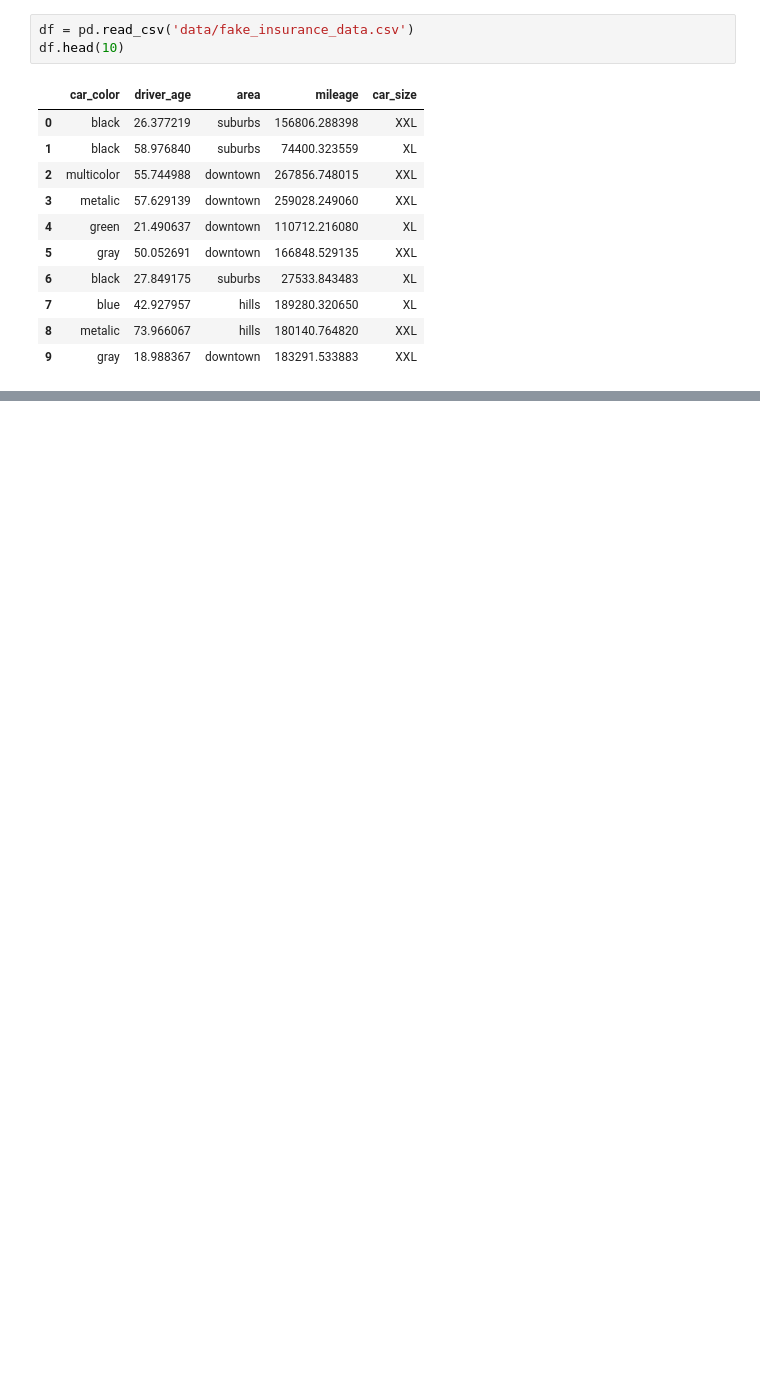
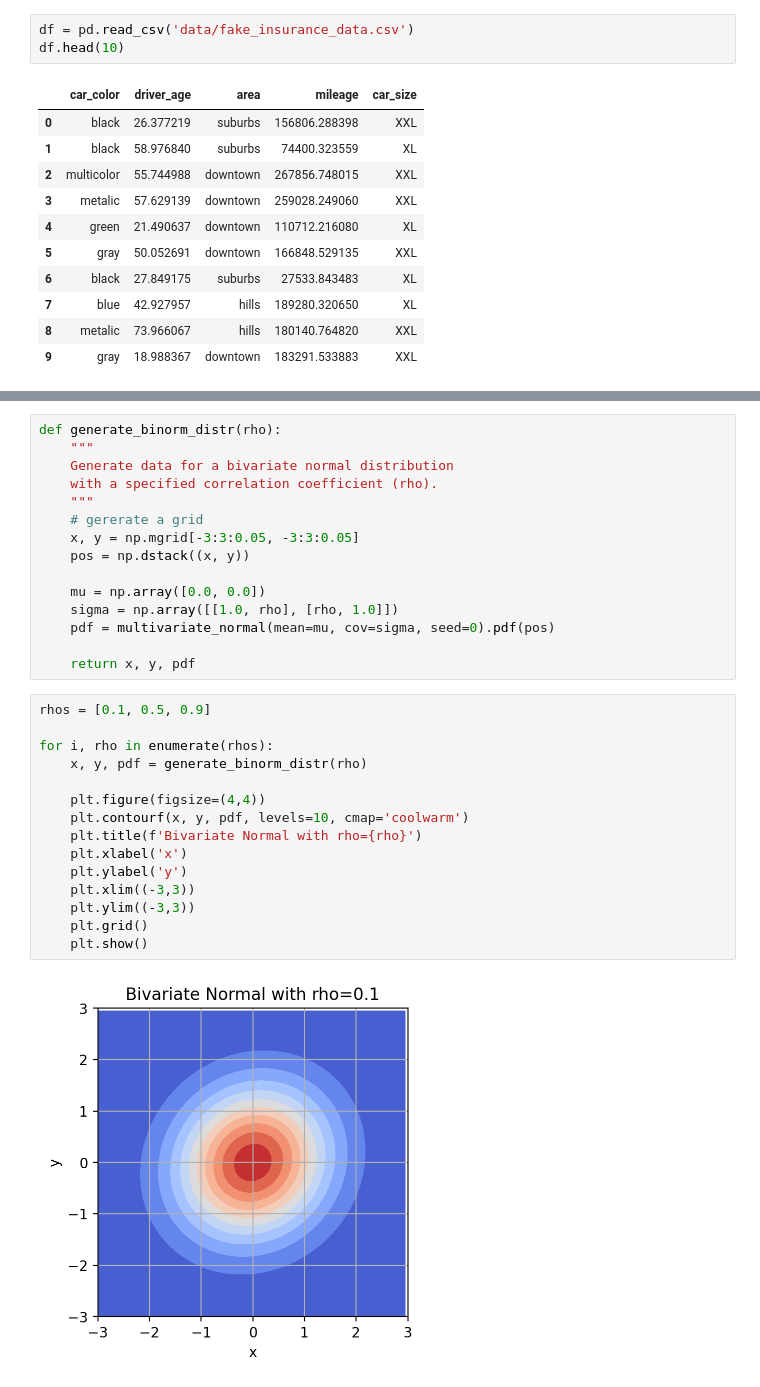
Before and after one commit to artmerinov/unibz_data_profiling, a Jupyter notebook: lab2.ipynb, the cells around one changed output, grey strips where cells are left out. Saved outputs shown, nothing was run; the diff lists cells and outputs as text; blank space fills up the shorter version.

```diff
--- a/lab2.ipynb
+++ b/lab2.ipynb
@@ -53,0 +91,32 @@ phi_k_correlation(A, B)
+# %%
+def generate_binorm_distr(rho):
+    """
+    Generate data for a bivariate normal distribution
+    with a specified correlation coefficient (rho).
+    """
+    # gererate a grid
+    x, y = np.mgrid[-3:3:0.05, -3:3:0.05]
+    pos = np.dstack((x, y))
+
+    mu = np.array([0.0, 0.0])
+    sigma = np.array([[1.0, rho], [rho, 1.0]])
+    pdf = multivariate_normal(mean=mu, cov=sigma, seed=0).pdf(pos)
+
+    return x, y, pdf
+# %%
+rhos = [0.1, 0.5, 0.9]
+
+for i, rho in enumerate(rhos):
+    x, y, pdf = generate_binorm_distr(rho)
+
+    plt.figure(figsize=(4,4))
+    plt.contourf(x, y, pdf, levels=10, cmap='coolwarm')
+    plt.title(f'Bivariate Normal with rho={rho}')
+    plt.xlabel('x')
+    plt.ylabel('y')
+    plt.xlim((-3,3))
+    plt.ylim((-3,3))
+    plt.grid()
+    plt.show()
+# %% [output]
+[figure, added]
```
Also changed, not shown: parts of 18 cells of this notebook, 4 other files.
